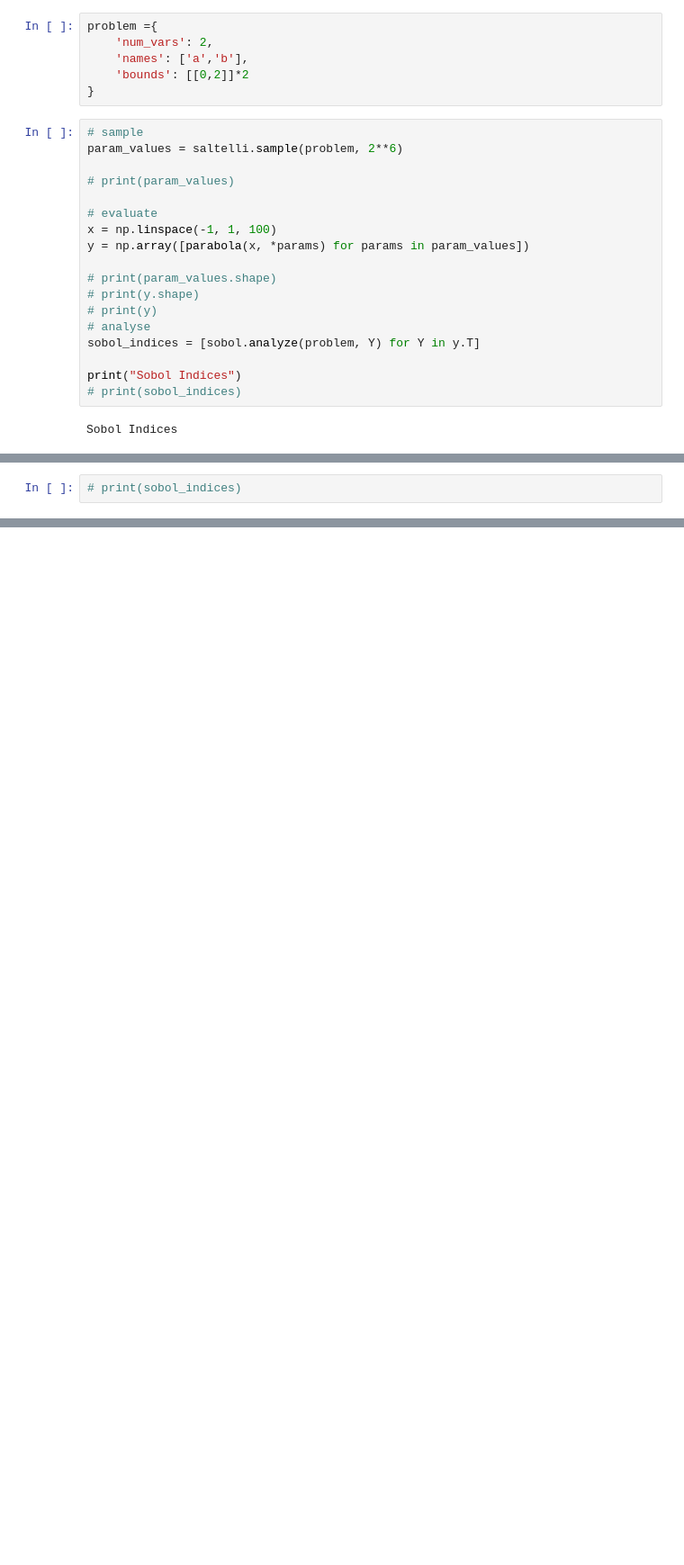
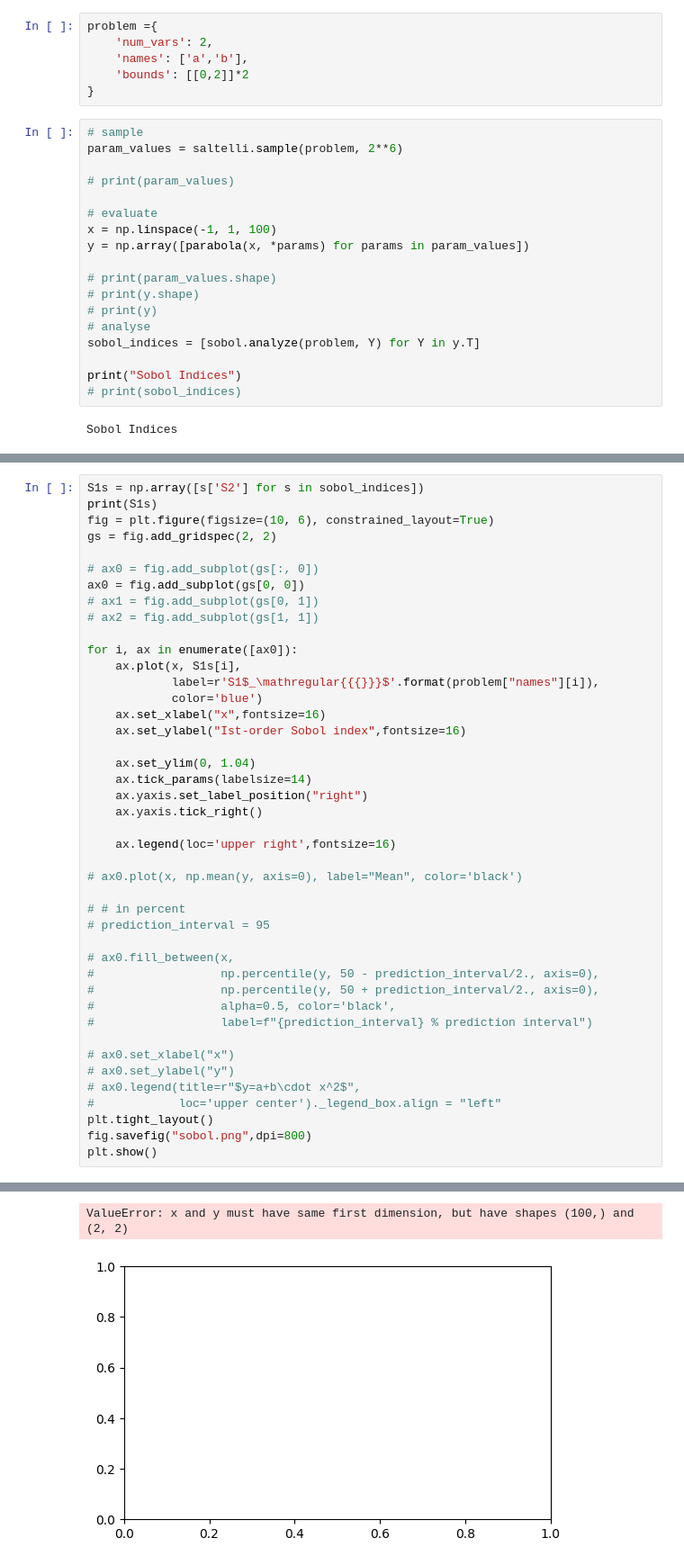
Before and after one commit to Yugal0/fitting-sensitivity-analysis, a Jupyter notebook: trySA.ipynb, the cells around one changed output, grey strips where cells are left out. Shown at 90% size. Drawn from its saved outputs; the diff is of its cells as text; blank space fills up the shorter version.

```diff
--- a/trySA.ipynb
+++ b/trySA.ipynb
@@ -81,2 +81,44 @@ plt.show()
-# %%
-# print(sobol_indices)
+# %%
+S1s = np.array([s['S2'] for s in sobol_indices])
+print(S1s)
+fig = plt.figure(figsize=(10, 6), constrained_layout=True)
+gs = fig.add_gridspec(2, 2)
+
+# ax0 = fig.add_subplot(gs[:, 0])
+ax0 = fig.add_subplot(gs[0, 0])
+# ax1 = fig.add_subplot(gs[0, 1])
+# ax2 = fig.add_subplot(gs[1, 1])
+
+for i, ax in enumerate([ax0]):
+    ax.plot(x, S1s[i],
+            label=r'S1$_\mathregular{{{}}}$'.format(problem["names"][i]),
+            color='blue')
+    ax.set_xlabel("x",fontsize=16)
+    ax.set_ylabel("Ist-order Sobol index",fontsize=16)
+
+    ax.set_ylim(0, 1.04)
+    ax.tick_params(labelsize=14)
+    ax.yaxis.set_label_position("right")
+    ax.yaxis.tick_right()
+
+    ax.legend(loc='upper right',fontsize=16)
+
+# ax0.plot(x, np.mean(y, axis=0), label="Mean", color='black')
+
+# # in percent
+# prediction_interval = 95
+
+# ax0.fill_between(x,
+#                  np.percentile(y, 50 - prediction_interval/2., axis=0),
+#                  np.percentile(y, 50 + prediction_interval/2., axis=0),
+#                  alpha=0.5, color='black',
+#                  label=f"{prediction_interval} % prediction interval")
+
+# ax0.set_xlabel("x")
+# ax0.set_ylabel("y")
+# ax0.legend(title=r"$y=a+b\cdot x^2$",
+#            loc='upper center')._legend_box.align = "left"
+plt.tight_layout()
+fig.savefig("sobol.png",dpi=800)
+plt.show()
+# %% [output]
@@ -82,0 +142,2 @@ plt.show()
+ValueError: x and y must have same first dimension, but have shapes (100,) and (2, 2)
+[figure, added]
```
Also changed, not shown: parts of 3 cells of this notebook, 2 other files.
